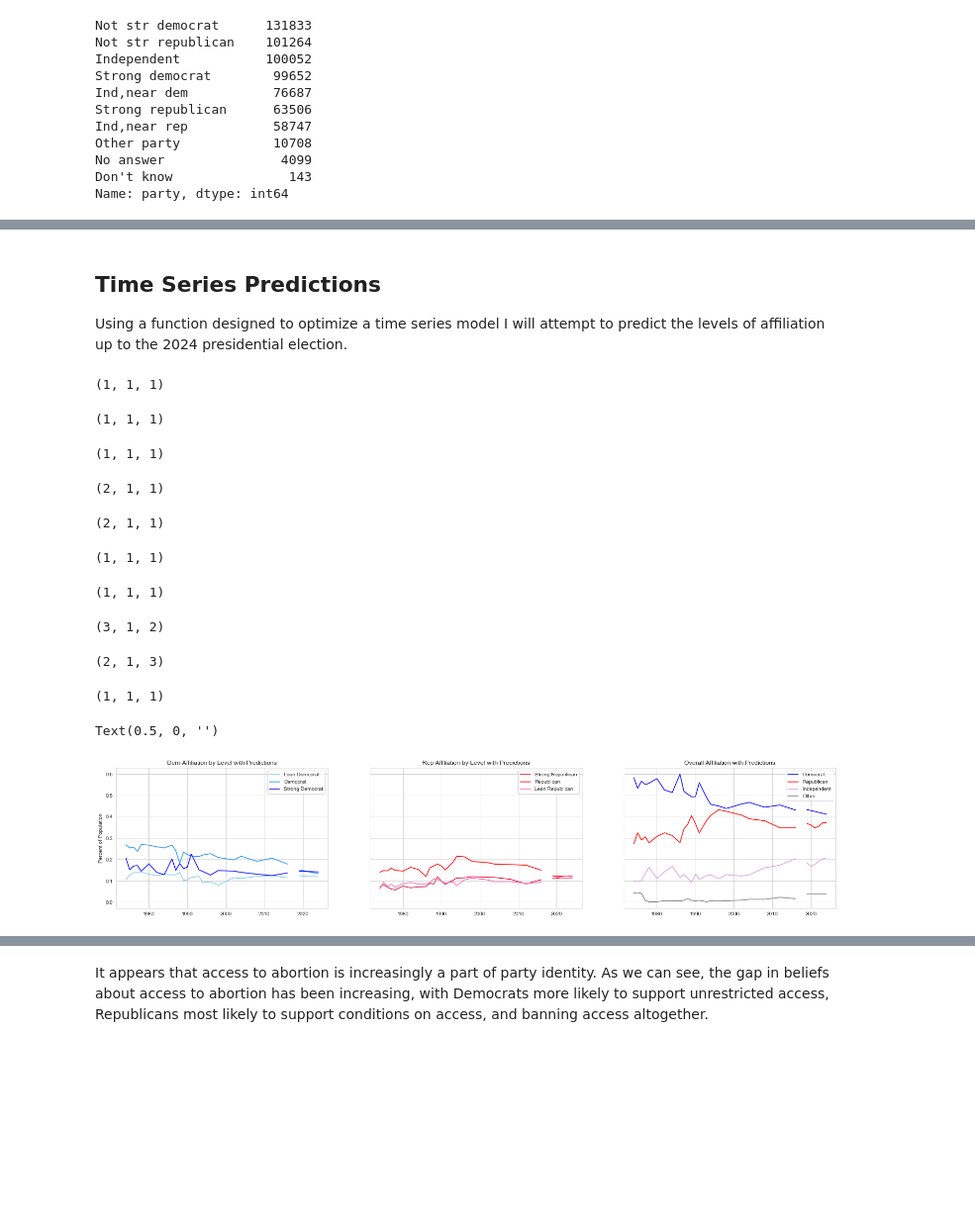
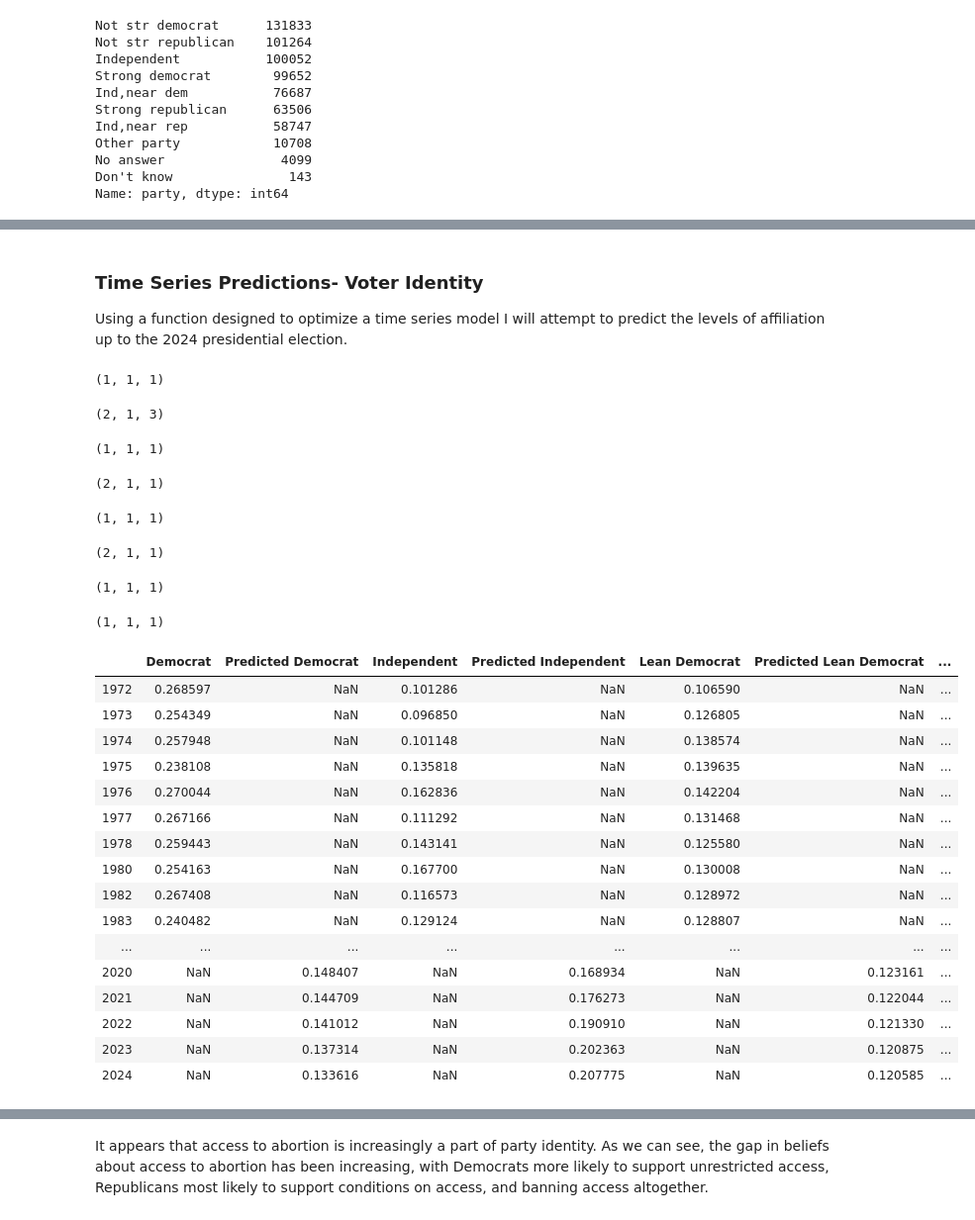
Before and after one commit to shsobieski/Faultlines, a Jupyter notebook: project.ipynb, the cells around one changed output, grey strips where cells are left out. Shown at 99% size. Cells and saved outputs as stored; diff of their text form; code cells hidden in the pictures; blank space fills up the shorter version.

Commit message:
wrote storage function for exporting predictions to tableau

```diff
--- a/project.ipynb
+++ b/project.ipynb
@@ -130,44 +123,32 @@ plt.yticks(ticks=[.05, .15, .25, .35, .45, .55],
 # %% [markdown]
-## Time Series Predictions
+### Time Series Predictions- Voter Identity
 Using a function designed to optimize a time series model I will attempt to predict the levels of affiliation up to the 2024 presidential election.
-# %%
-ln_dem_ts = percent_parties['Lean Democrat']
-ln_dem_preds = make_preds(ln_dem_ts)
-
-mid_dem_ts = percent_parties['Democrat']
-mid_dem_preds = make_preds(mid_dem_ts)
-
-str_dem_ts = percent_parties['Strong Democrat']
-str_dem_preds = make_preds(str_dem_ts)
-
-ln_rep_ts = percent_parties['Lean Republican']
-ln_rep_preds = make_preds(ln_rep_ts)
-
-mid_rep_ts = percent_parties['Republican']
-mid_rep_preds = make_preds(mid_rep_ts)
-
-str_rep_ts = percent_parties['Strong Republican']
-str_rep_preds = make_preds(str_rep_ts)
-
-dem_ts = overall['Democrat']
-dem_preds = make_preds(dem_ts)
-
-rep_ts = overall['Republican']
-rep_preds = make_preds(rep_ts)
-
-ind_ts = overall['Independent']
-ind_preds = make_preds(ind_ts)
-
-oth_ts = overall['Other']
-oth_preds = make_preds(oth_ts)
-# %% [output]
-(1, 1, 1)
-(1, 1, 1)
-(1, 1, 1)
-(2, 1, 1)
-(2, 1, 1)
-(1, 1, 1)
-(1, 1, 1)
-(3, 1, 2)
-(2, 1, 3)
-(1, 1, 1)
+# %%
+party_aff_lev = store_predictions(percent_parties)
+party_aff_lev
+# %% [output]
+(1, 1, 1)
+(2, 1, 3)
+(1, 1, 1)
+(2, 1, 1)
+(1, 1, 1)
+(2, 1, 1)
+(1, 1, 1)
+(1, 1, 1)
+|  | Democrat | Predicted Democrat | Independent | Predicted Independent | Lean Democrat | Predicted Lean Democrat | ... |
+| 1972 | 0.268597 | NaN | 0.101286 | NaN | 0.106590 | NaN | ... |
+| 1973 | 0.254349 | NaN | 0.096850 | NaN | 0.126805 | NaN | ... |
+| 1974 | 0.257948 | NaN | 0.101148 | NaN | 0.138574 | NaN | ... |
+| 1975 | 0.238108 | NaN | 0.135818 | NaN | 0.139635 | NaN | ... |
+| 1976 | 0.270044 | NaN | 0.162836 | NaN | 0.142204 | NaN | ... |
+| 1977 | 0.267166 | NaN | 0.111292 | NaN | 0.131468 | NaN | ... |
+| 1978 | 0.259443 | NaN | 0.143141 | NaN | 0.125580 | NaN | ... |
+| 1980 | 0.254163 | NaN | 0.167700 | NaN | 0.130008 | NaN | ... |
+| 1982 | 0.267408 | NaN | 0.116573 | NaN | 0.128972 | NaN | ... |
+| 1983 | 0.240482 | NaN | 0.129124 | NaN | 0.128807 | NaN | ... |
+| ... | ... | ... | ... | ... | ... | ... | ... |
+| 2020 | NaN | 0.148407 | NaN | 0.168934 | NaN | 0.123161 | ... |
+| 2021 | NaN | 0.144709 | NaN | 0.176273 | NaN | 0.122044 | ... |
+| 2022 | NaN | 0.141012 | NaN | 0.190910 | NaN | 0.121330 | ... |
+| 2023 | NaN | 0.137314 | NaN | 0.202363 | NaN | 0.120875 | ... |
+| 2024 | NaN | 0.133616 | NaN | 0.207775 | NaN | 0.120585 | ... |
@@ -197,7 +212,7 @@ sns.lineplot(x= 'year', y = 'Lean Republican', data= percent_parties,
 sns.lineplot(data= ln_rep_preds, color = 'crimson', ax = ax2)
 sns.lineplot(data= mid_rep_preds, color = 'red', ax = ax2)
 sns.lineplot(data= str_rep_preds, color = 'hotpink', ax = ax2)
-ax2.set_title('Rep Affiliation by Level with Precictions')
+ax2.set_title('Rep Affiliation by Level with Predictions')
 ax2.set_xlabel('')
 
 sns.lineplot(x='year', y='Democrat', data=overall,
@@ -214,6 +229,3 @@ sns.lineplot(data= ind_preds, color = 'plum', ax = ax3)
 sns.lineplot(data= oth_preds, color = 'grey', ax = ax3)
 ax3.set_title('Overall Affiliation with Predictions')
 ax3.set_xlabel('')
-# %% [output]
-Text(0.5, 0, '')
-[figure, removed]
```
Also changed, not shown: parts of 93 cells of this notebook, 5 other files.
